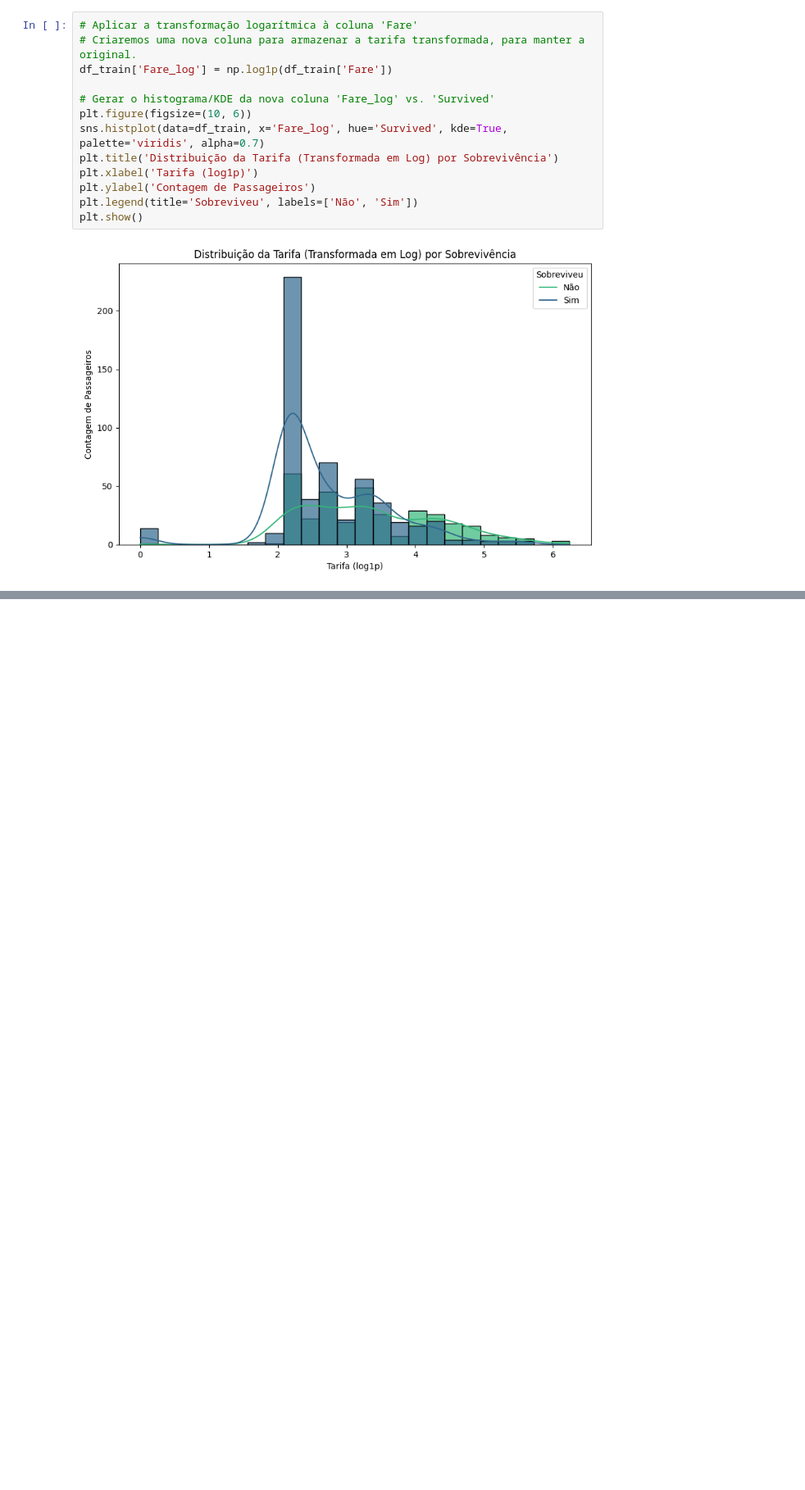
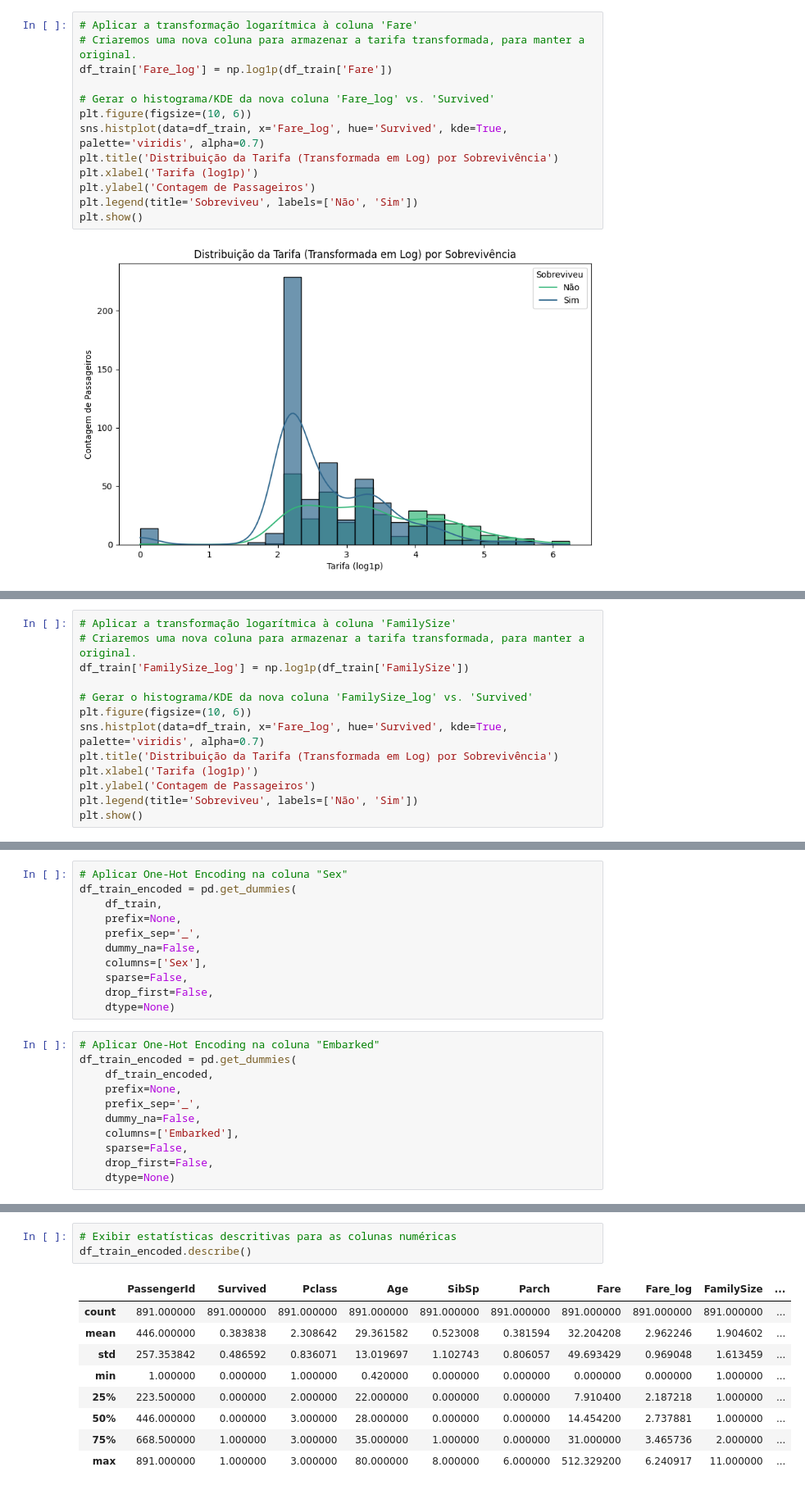
Before and after one commit to Nicholas-UFC/Titanic, a Jupyter notebook: Titanic.ipynb, the cells around one changed output, grey strips where cells are left out. Shown: that part at 82% size. Saved outputs shown, nothing was run; the diff lists cells and outputs as text; blank space fills up the shorter version.

Commit message:
Foi feito a preparacao para a modelagem dos dados

```diff
--- a/Titanic.ipynb
+++ b/Titanic.ipynb
@@ -364,0 +469,13 @@ plt.show()
+# %%
+# Aplicar a transformação logarítmica à coluna 'FamilySize'
+# Criaremos uma nova coluna para armazenar a tarifa transformada, para manter a original.
+df_train['FamilySize_log'] = np.log1p(df_train['FamilySize'])
+
+# Gerar o histograma/KDE da nova coluna 'FamilySize_log' vs. 'Survived'
+plt.figure(figsize=(10, 6))
+sns.histplot(data=df_train, x='Fare_log', hue='Survived', kde=True, palette='viridis', alpha=0.7)
+plt.title('Distribuição da Tarifa (Transformada em Log) por Sobrevivência')
+plt.xlabel('Tarifa (log1p)')
+plt.ylabel('Contagem de Passageiros')
+plt.legend(title='Sobreviveu', labels=['Não', 'Sim'])
+plt.show()
@@ -364,0 +486,22 @@ plt.show()
+# %%
+# Aplicar One-Hot Encoding na coluna "Sex"
+df_train_encoded = pd.get_dummies(
+    df_train,
+    prefix=None,
+    prefix_sep='_',
+    dummy_na=False,
+    columns=['Sex'],
+    sparse=False,
+    drop_first=False,
+    dtype=None)
+# %%
+# Aplicar One-Hot Encoding na coluna "Embarked"
+df_train_encoded = pd.get_dummies(
+    df_train_encoded,
+    prefix=None,
+    prefix_sep='_',
+    dummy_na=False,
+    columns=['Embarked'],
+    sparse=False,
+    drop_first=False,
+    dtype=None)
@@ -364,0 +550,13 @@ plt.show()
+# %%
+# Exibir estatísticas descritivas para as colunas numéricas
+df_train_encoded.describe()
+# %% [output]
+|  | PassengerId | Survived | Pclass | Age | SibSp | Parch | Fare | Fare_log | FamilySize | ... |
+| count | 891.000000 | 891.000000 | 891.000000 | 891.000000 | 891.000000 | 891.000000 | 891.000000 | 891.000000 | 891.000000 | ... |
+| mean | 446.000000 | 0.383838 | 2.308642 | 29.361582 | 0.523008 | 0.381594 | 32.204208 | 2.962246 | 1.904602 | ... |
+| std | 257.353842 | 0.486592 | 0.836071 | 13.019697 | 1.102743 | 0.806057 | 49.693429 | 0.969048 | 1.613459 | ... |
+| min | 1.000000 | 0.000000 | 1.000000 | 0.420000 | 0.000000 | 0.000000 | 0.000000 | 0.000000 | 1.000000 | ... |
+| 25% | 223.500000 | 0.000000 | 2.000000 | 22.000000 | 0.000000 | 0.000000 | 7.910400 | 2.187218 | 1.000000 | ... |
+| 50% | 446.000000 | 0.000000 | 3.000000 | 28.000000 | 0.000000 | 0.000000 | 14.454200 | 2.737881 | 1.000000 | ... |
+| 75% | 668.500000 | 1.000000 | 3.000000 | 35.000000 | 1.000000 | 0.000000 | 31.000000 | 3.465736 | 2.000000 | ... |
+| max | 891.000000 | 1.000000 | 3.000000 | 80.000000 | 8.000000 | 6.000000 | 512.329200 | 6.240917 | 11.000000 | ... |
```
Also changed, not shown: parts of 15 cells of this notebook.
